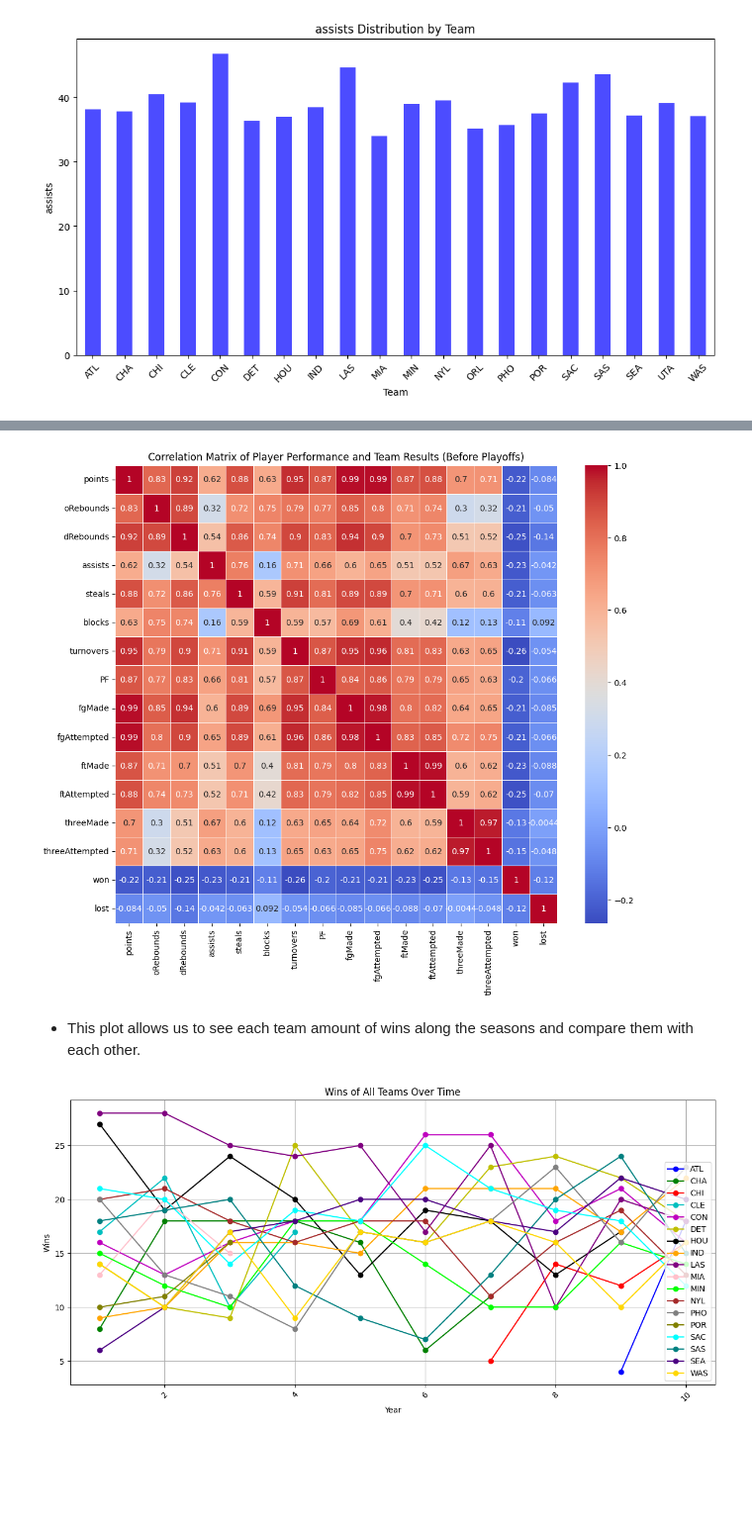
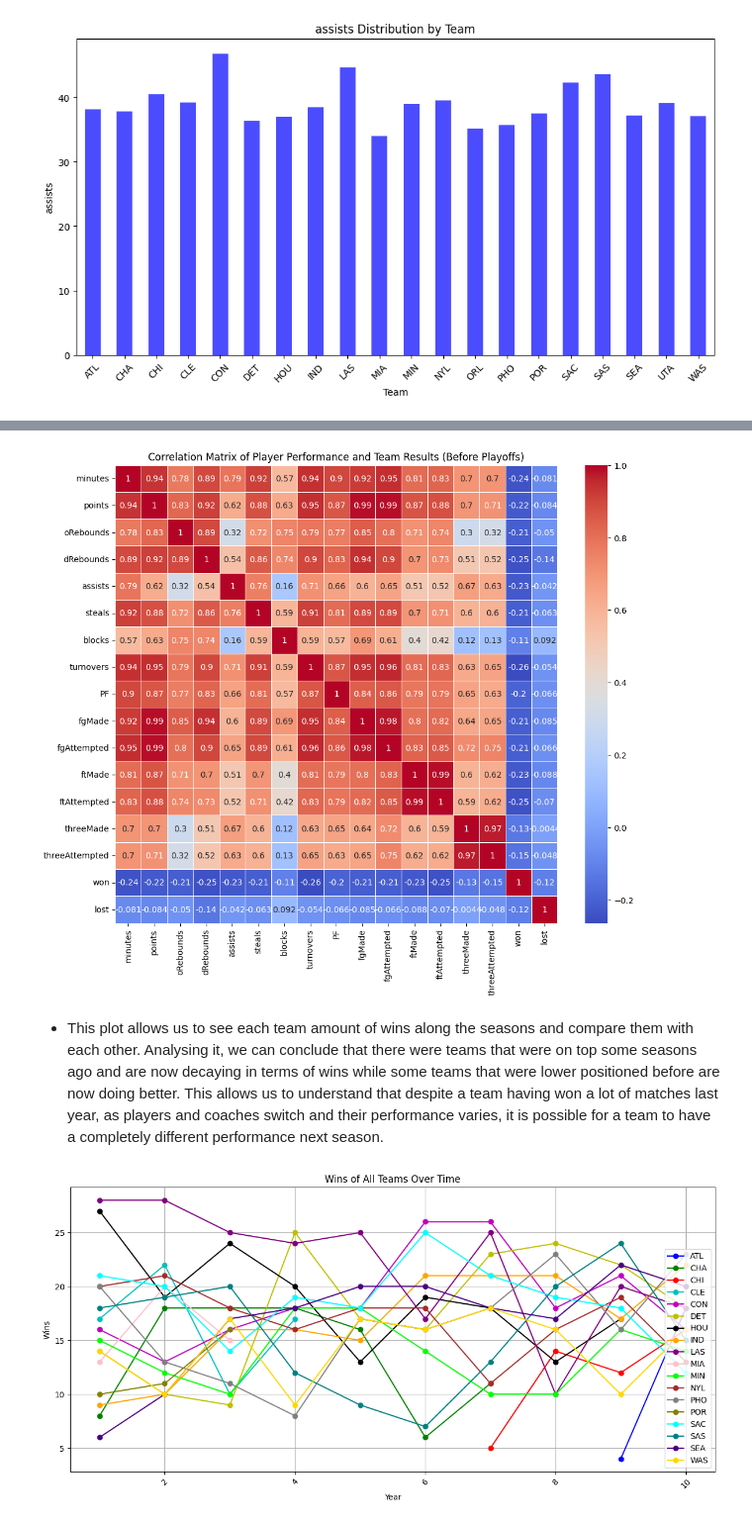
Before and after one commit to Pedro-CAB/AC-Project, a Jupyter notebook: data_analysis.ipynb, the cells around one changed output, grey strips where cells are left out. Shown at 99% size. Drawn from its saved outputs; the diff is of its cells as text; code cells hidden in the pictures; blank space fills up the shorter version.

```diff
--- a/data_analysis.ipynb
+++ b/data_analysis.ipynb
@@ -845,31 +854,31 @@ for stat in performance_statistics:
 # %%
 
 # Merge the 'Players' and 'Players-Teams' tables based on 'bioID'
 merged_data = players_teams.merge(players[['bioID', 'birthDate', 'pos']], left_on='playerID', right_on='bioID', how='inner')
 
 # Filter data for matches before the playoffs
 before_playoffs_data = merged_data[merged_data['stint'] == 1]
 
 # Merge 'Coaches' data to associate players with team results before playoffs
 combined_data = before_playoffs_data.merge(coaches[['year', 'tmID', 'won', 'lost']], on=['year', 'tmID'], how='inner')
 
 # Select relevant player performance statistics and team results columns
-performance_statistics = ['points', 'oRebounds', 'dRebounds', 'assists', 'steals', 'blocks', 'turnovers', 'PF',
+performance_statistics = ['minutes','points', 'oRebounds', 'dRebounds', 'assists', 'steals', 'blocks', 'turnovers', 'PF',
                          'fgMade', 'fgAttempted', 'ftMade', 'ftAttempted', 'threeMade', 'threeAttempted']
 team_results = ['won', 'lost']
 
 # Calculate the correlation matrix
 correlation_matrix = combined_data[performance_statistics + team_results].corr()
 
 # Create a heatmap to visualize the correlation matrix
 plt.figure(figsize=(12, 10))
 sns.heatmap(correlation_matrix, annot=True, cmap='coolwarm', linewidths=.5)
 plt.title('Correlation Matrix of Player Performance and Team Results (Before Playoffs)')
 plt.show()
 # %% [output]
-[figure, old version]
+[figure, new version]
-# %% [markdown]
-- This plot allows us to see each team amount of wins along the seasons and compare them with each other.
+# %% [markdown]
+- This plot allows us to see each team amount of wins along the seasons and compare them with each other. Analysing it, we can conclude that there were teams that were on top some seasons ago and are now decaying in terms of wins while some teams that were lower positioned before are now doing better. This allows us to understand that despite a team having won a lot of matches last year, as players and coaches switch and their performance varies, it is possible for a team to have a completely different performance next season.
 # %%
 
 # Sort the data by the year (or relevant time variable).
```
Also changed, not shown: parts of 6 cells of this notebook.
